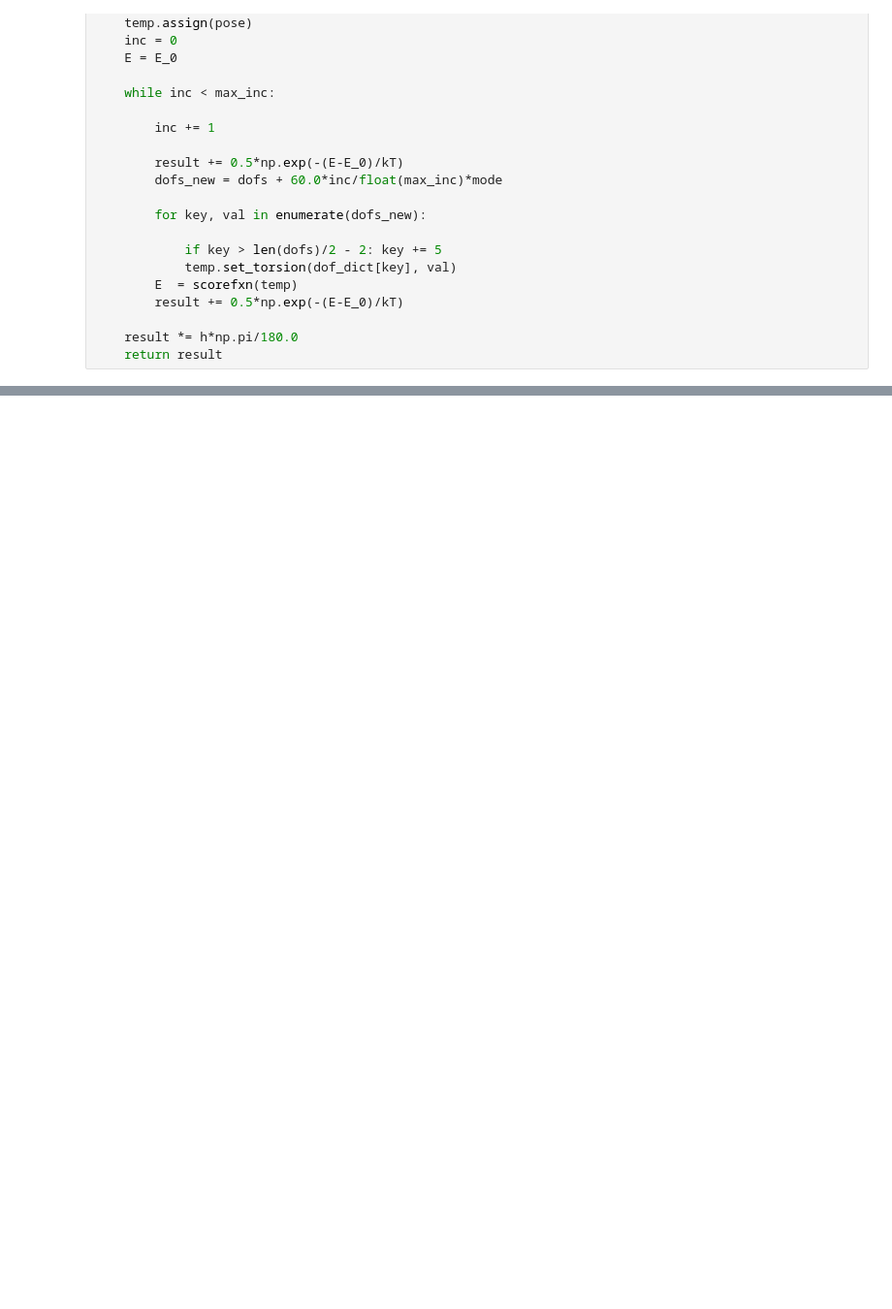
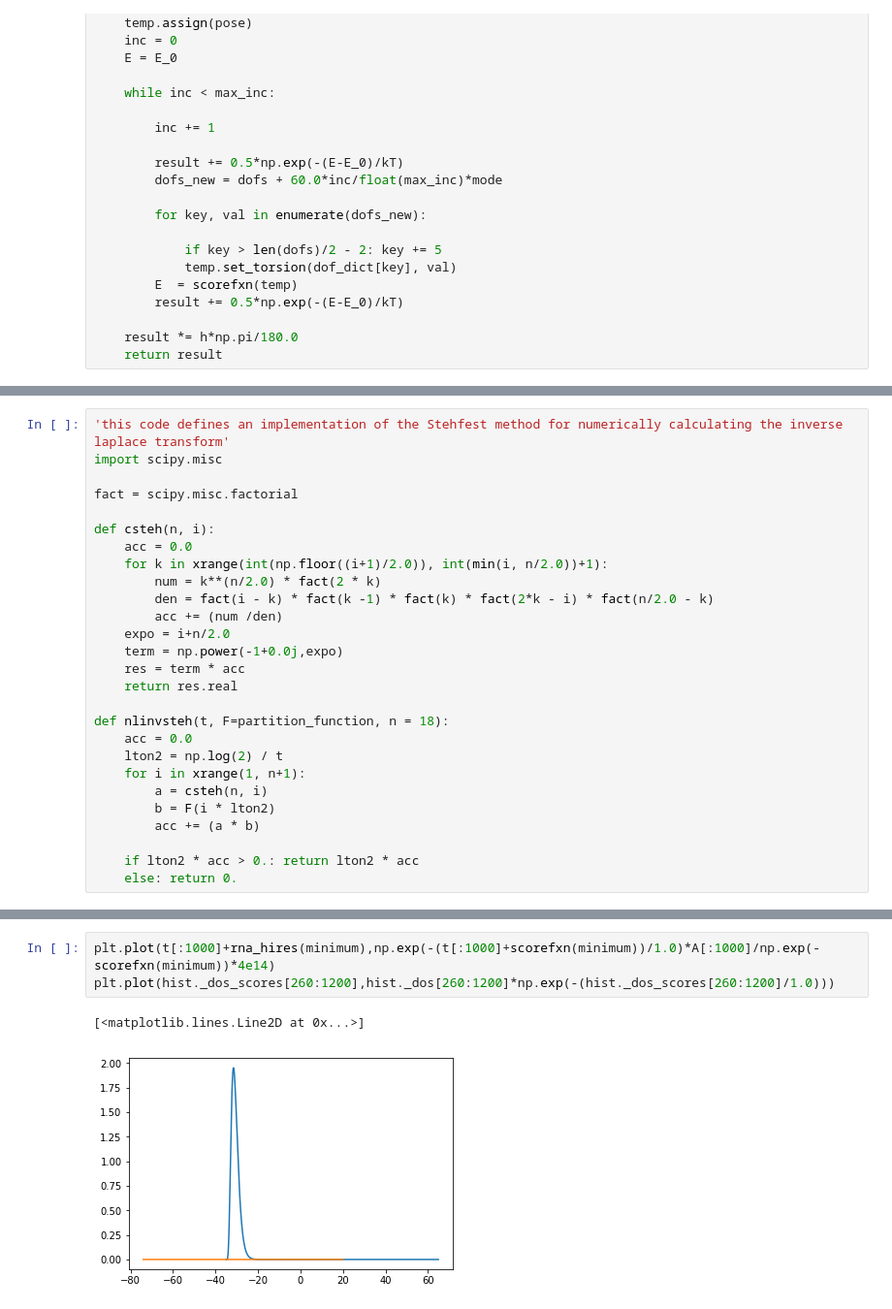
Before and after one commit to maa805/mining-minima, a Jupyter notebook: mining_minima_nucleic_acids.ipynb, the cells around one changed output, grey strips where cells are left out. Shown at 97% size. Cells and saved outputs as stored; diff of their text form; blank space fills up the shorter version.

```diff
--- a/mining_minima_nucleic_acids.ipynb
+++ b/mining_minima_nucleic_acids.ipynb
@@ -431,0 +469,27 @@ np.log(Z_harm)
+# %%
+'this code defines an implementation of the Stehfest method for numerically calculating the inverse laplace transform'
+import scipy.misc
+
+fact = scipy.misc.factorial
+
+def csteh(n, i):
+    acc = 0.0
+    for k in xrange(int(np.floor((i+1)/2.0)), int(min(i, n/2.0))+1):
+        num = k**(n/2.0) * fact(2 * k)
+        den = fact(i - k) * fact(k -1) * fact(k) * fact(2*k - i) * fact(n/2.0 - k)
+        acc += (num /den)
+    expo = i+n/2.0
+    term = np.power(-1+0.0j,expo)
+    res = term * acc
+    return res.real
+
+def nlinvsteh(t, F=partition_function, n = 18):
+    acc = 0.0
+    lton2 = np.log(2) / t
+    for i in xrange(1, n+1):
+        a = csteh(n, i)
+        b = F(i * lton2)
+        acc += (a * b)
+
+    if lton2 * acc > 0.: return lton2 * acc
+    else: return 0.
@@ -431,0 +521,6 @@ np.log(Z_harm)
+# %%
+plt.plot(t[:1000]+rna_hires(minimum),np.exp(-(t[:1000]+scorefxn(minimum))/1.0)*A[:1000]/np.exp(-scorefxn(minimum))*4e14)
+plt.plot(hist._dos_scores[260:1200],hist._dos[260:1200]*np.exp(-(hist._dos_scores[260:1200]/1.0)))
+# %% [output]
+[<matplotlib.lines.Line2D at 0x...>]
+[figure, added]
```
Also changed, not shown: parts of 54 cells of this notebook.
